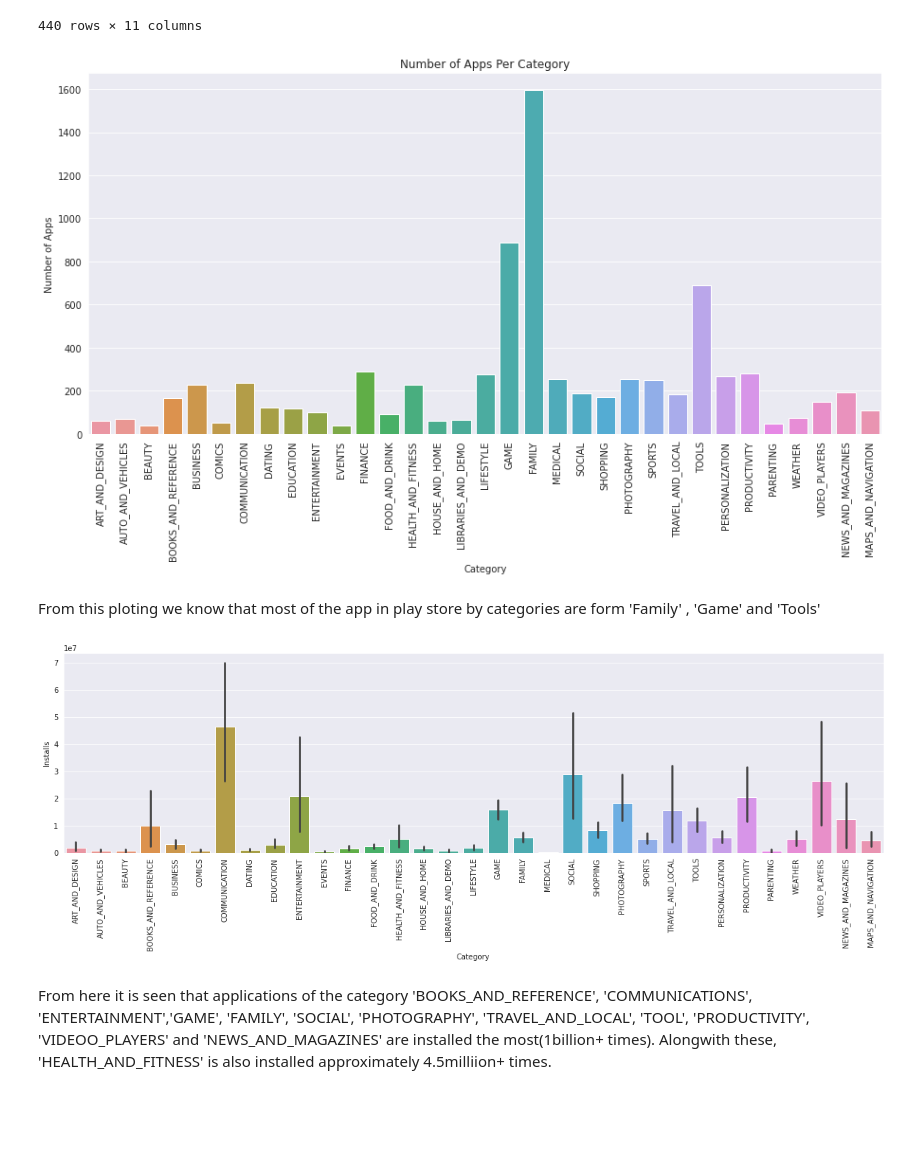
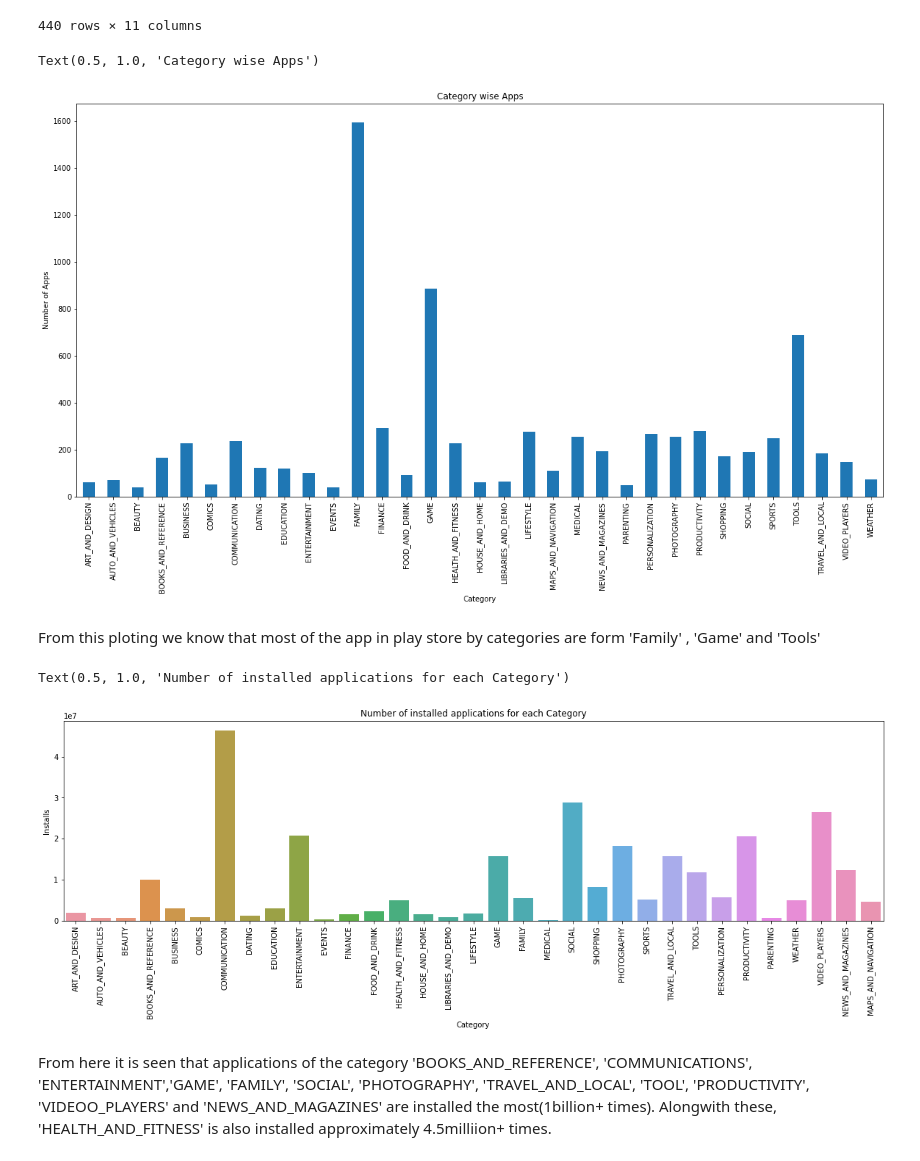
Before and after one commit to MadhurAwasthi/Play_Store-EDA, a Jupyter notebook: Play_Store_App_Review_Analysis_Capstone_Project.ipynb, the cells around one changed output. Saved outputs shown, nothing was run; the diff lists cells and outputs as text; code cells hidden in the pictures; blank space fills up the shorter version.

```diff
--- a/Play_Store_App_Review_Analysis_Capstone_Project.ipynb
+++ b/Play_Store_App_Review_Analysis_Capstone_Project.ipynb
@@ -40,7 +41,7 @@ Drive already mounted at /content/drive; to attempt to forcibly remount, call dr
 # %%
 # Loading the dataset as a pandas data frame.
-playstore_df = pd.read_csv('/content/drive/MyDrive/CAPSTON PROJECT EDA/CAPSTON PROJECT EDA/Play Store Data.csv')
-review_df=pd.read_csv('/content/drive/MyDrive/CAPSTON PROJECT EDA/CAPSTON PROJECT EDA/User Reviews.csv')
+playstore_df = pd.read_csv('/content/drive/MyDrive/CAPSTON PROJECT EDA/Google-play-EDA/Play Store Data.csv')
+review_df=pd.read_csv('/content/drive/MyDrive/CAPSTON PROJECT EDA/Google-play-EDA/User Reviews.csv')
 # %% [markdown]
 ##**Exploring the data**  : In this section we will explore the data and take a glance of the data
 # %% [markdown]
@@ -588,23 +592,24 @@ playstore_df[playstore_df['Installs'] <=100]
 playstore_df.drop(playstore_df[playstore_df.Installs <= 100].index, inplace = True)
 # %%
 # get the number of apps for each category
-sns.set_style('darkgrid')
-plt.figure(figsize=(15, 7))
-sns.countplot(x='Category', data=playstore_df)
-plt.title('Number of Apps Per Category')
-plt.xticks(rotation=90)
+playstore_df.groupby('Category')['App'].count().plot.bar(figsize=(20,10))
+plt.xlabel('Category')
 plt.ylabel('Number of Apps')
-plt.show()
+plt.title('Category wise Apps')
 # %% [output]
+Text(0.5, 1.0, 'Category wise Apps')
-[figure, old version]
+[figure, new version]
 # %% [markdown]
 From this ploting we know that most of the app in play store by categories are form 'Family' , 'Game' and 'Tools'
 # %%
+#Analyzed data as per Category on Installation
 fig, ax = plt.subplots(figsize=(20,5))
-sns.barplot(x='Category', y='Installs', data=playstore_df,ax=ax);
+sns.barplot(x='Category', y='Installs', data=playstore_df,ax=ax,ci=0);
 plt.xticks(rotation=90);
+plt.title("Number of installed applications for each Category")
 # %% [output]
+Text(0.5, 1.0, 'Number of installed applications for each Category')
-[figure, old version]
+[figure, new version]
 # %% [markdown]
 From here it is seen that applications of the category 'BOOKS_AND_REFERENCE', 'COMMUNICATIONS', 'ENTERTAINMENT','GAME', 'FAMILY', 'SOCIAL', 'PHOTOGRAPHY', 'TRAVEL_AND_LOCAL', 'TOOL', 'PRODUCTIVITY', 'VIDEOO_PLAYERS' and 'NEWS_AND_MAGAZINES' are installed the most(1billion+ times). Alongwith these, 'HEALTH_AND_FITNESS' is also installed approximately 4.5milliion+ times.
 # %%
```
Also changed, not shown: parts of 32 cells of this notebook.
